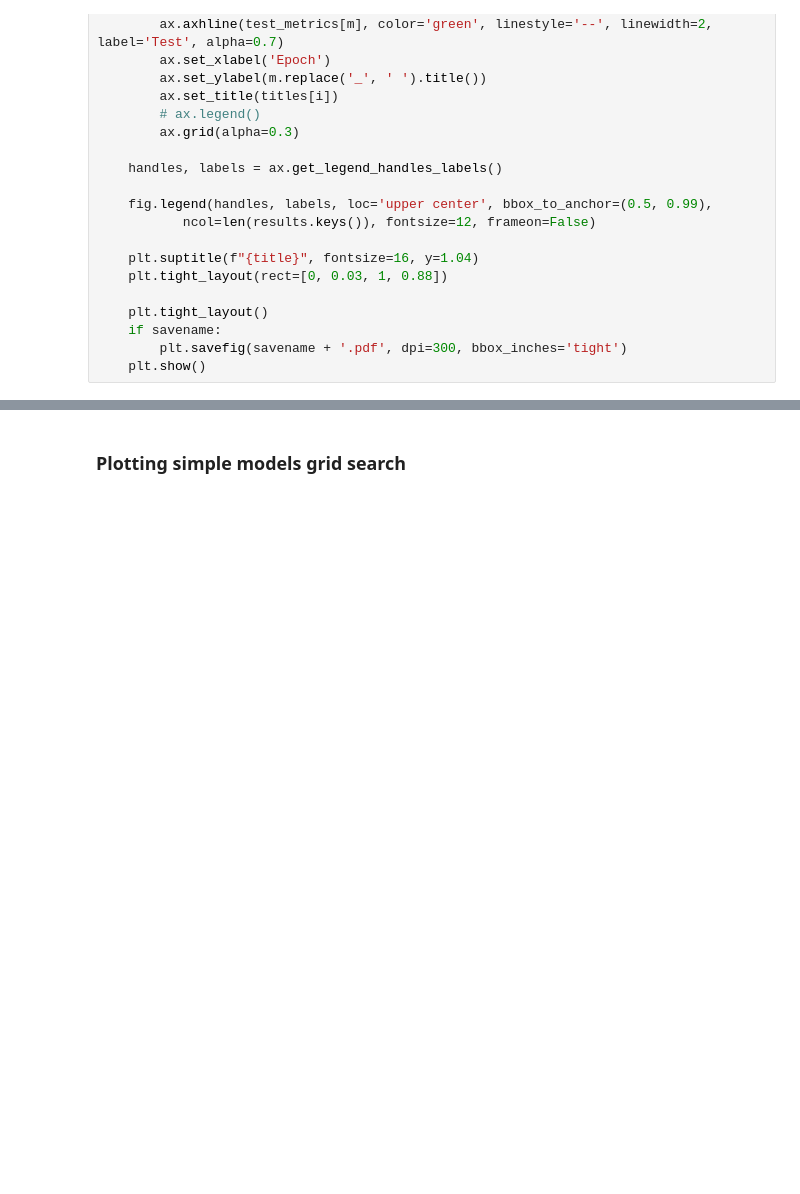
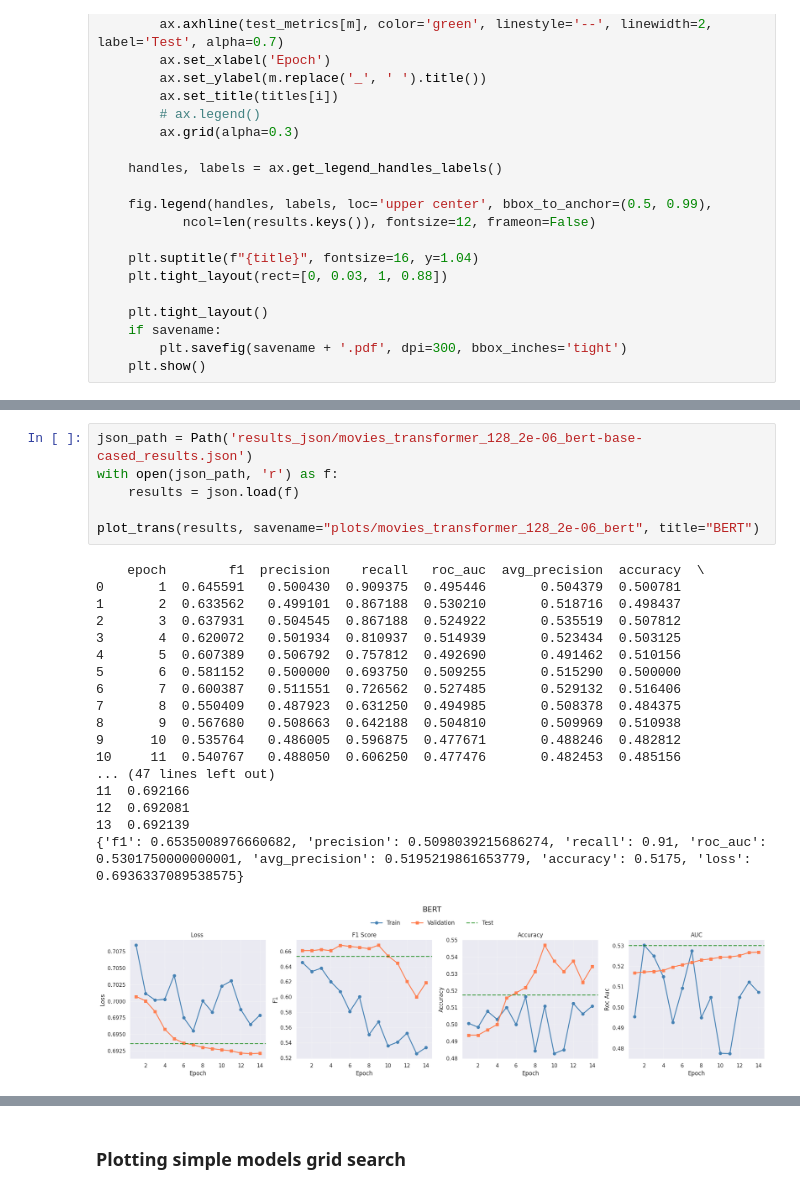
Before and after one commit to alan-man/tal-projet, a Jupyter notebook: plots_models.ipynb, the cells around one changed output, grey strips where cells are left out. Cells and saved outputs as stored; diff of their text form; blank space fills up the shorter version.

```diff
--- a/plots_models.ipynb
+++ b/plots_models.ipynb
@@ -467,0 +474,25 @@ plot_trans(results, savename="plots/movies_trans_bert_20ep_128ml", title="BERT")
+# %%
+json_path = Path('results_json/movies_transformer_128_2e-06_bert-base-cased_results.json')
+with open(json_path, 'r') as f:
+    results = json.load(f)
+
+plot_trans(results, savename="plots/movies_transformer_128_2e-06_bert", title="BERT")
+# %% [output]
+    epoch        f1  precision    recall   roc_auc  avg_precision  accuracy  \
+0       1  0.645591   0.500430  0.909375  0.495446       0.504379  0.500781
+1       2  0.633562   0.499101  0.867188  0.530210       0.518716  0.498437
+2       3  0.637931   0.504545  0.867188  0.524922       0.535519  0.507812
+3       4  0.620072   0.501934  0.810937  0.514939       0.523434  0.503125
+4       5  0.607389   0.506792  0.757812  0.492690       0.491462  0.510156
+5       6  0.581152   0.500000  0.693750  0.509255       0.515290  0.500000
+6       7  0.600387   0.511551  0.726562  0.527485       0.529132  0.516406
+7       8  0.550409   0.487923  0.631250  0.494985       0.508378  0.484375
+8       9  0.567680   0.508663  0.642188  0.504810       0.509969  0.510938
+9      10  0.535764   0.486005  0.596875  0.477671       0.488246  0.482812
+10     11  0.540767   0.488050  0.606250  0.477476       0.482453  0.485156
+... (47 lines left out)
+11  0.692166
+12  0.692081
+13  0.692139
+{'f1': 0.6535008976660682, 'precision': 0.5098039215686274, 'recall': 0.91, 'roc_auc': 0.5301750000000001, 'avg_precision': 0.5195219861653779, 'accuracy': 0.5175, 'loss': 0.6936337089538575}
+[figure, added]
```
Also changed, not shown: parts of 7 cells of this notebook, 7 other files.
